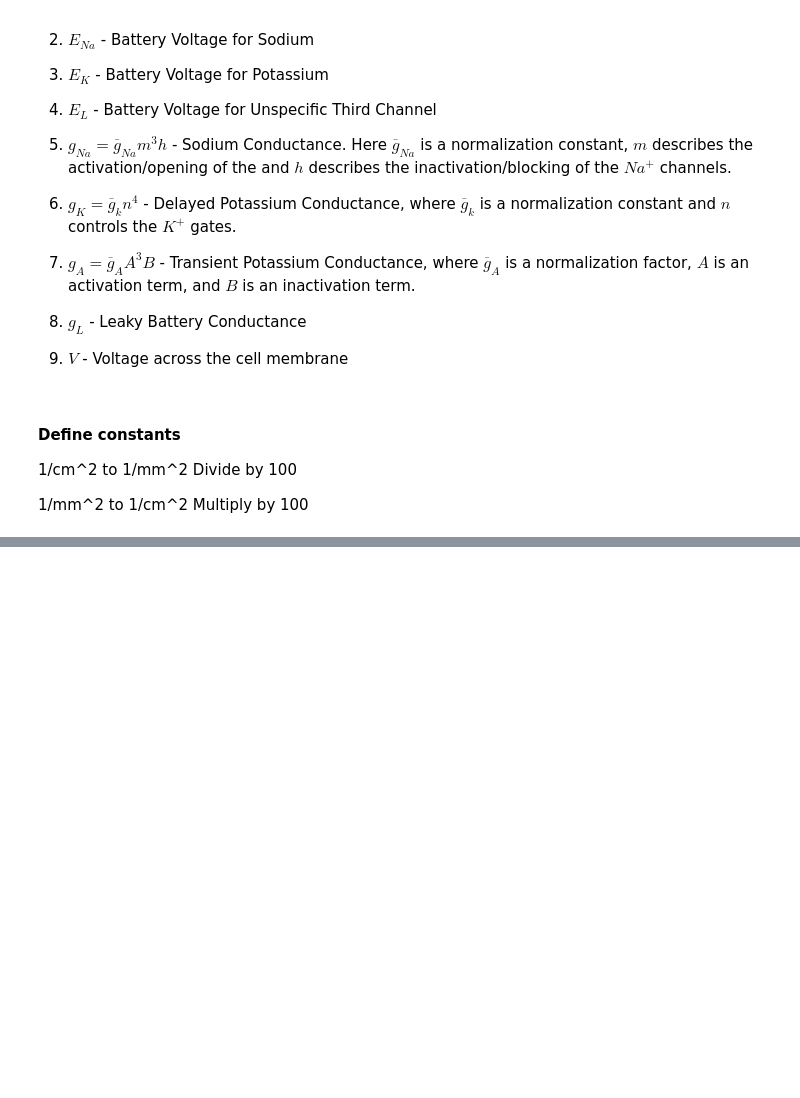
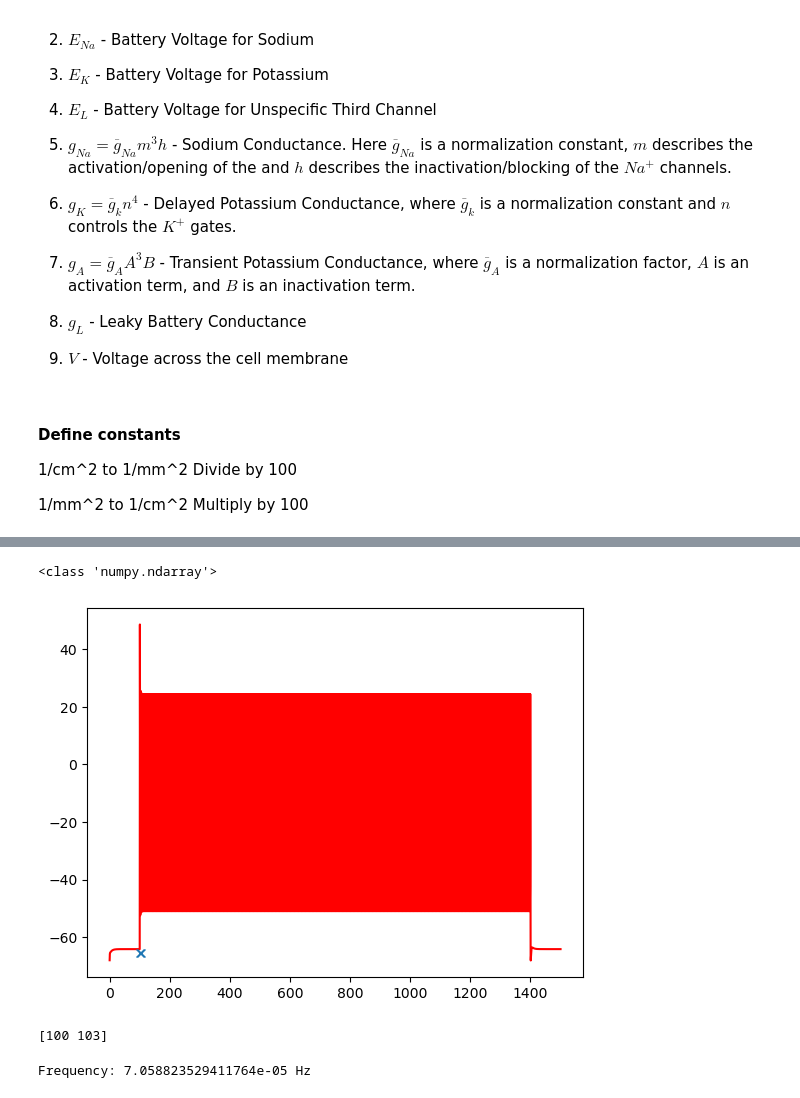
Before and after one commit to MatthewChen37/MATH8803-HW, a Jupyter notebook: HW1/HW1.ipynb, the cells around one changed output, grey strips where cells are left out. Drawn from its saved outputs; the diff is of its cells as text; code cells hidden in the pictures; blank space fills up the shorter version.

```diff
--- a/HW1/HW1.ipynb
+++ b/HW1/HW1.ipynb
@@ -195,0 +204,19 @@ plt.show()
+# %%
+from scipy.signal import find_peaks
+peaks, _ = find_peaks(volt, height=25)
+peak_rounded = np.floor(peaks / 100.0).astype(int)
+print(type(peak_rounded))
+plt.plot(T, volt, 'r')
+plt.plot(peak_rounded, volt[peak_rounded], "x")
+plt.show()
+print(peak_rounded)
+# %% [output]
+<class 'numpy.ndarray'>
+[figure, added]
+[100 103]
+# %%
+diffs = np.ediff1d(peak_rounded)
+avg = np.mean(diffs)
+print(f"Frequency: {(1 / avg) / 1000} Hz")
+# %% [output]
+Frequency: 7.058823529411764e-05 Hz
```
Also changed, not shown: parts of 10 cells of this notebook, 1 other file.
